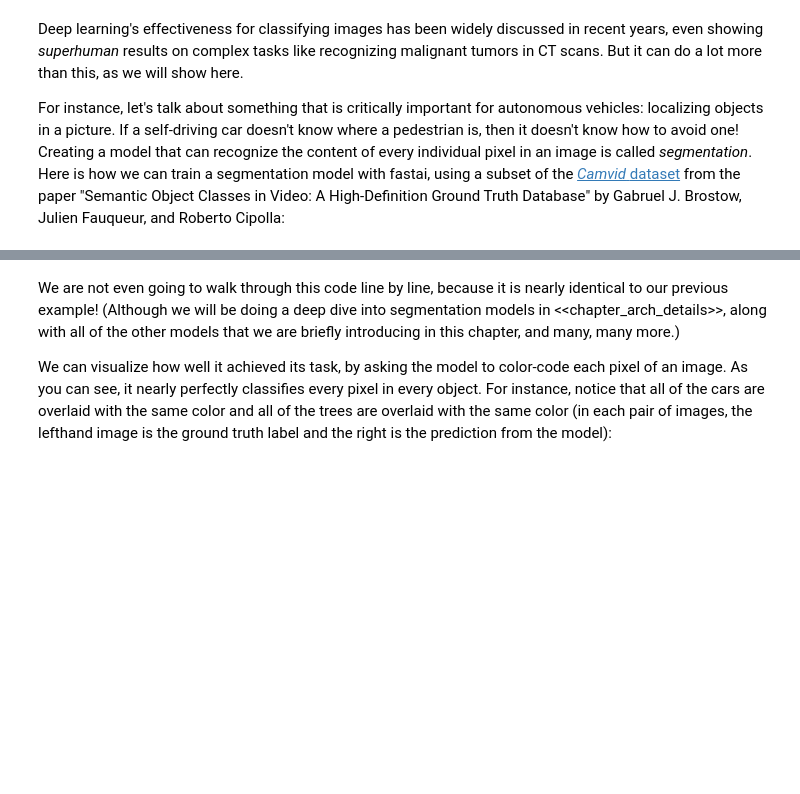
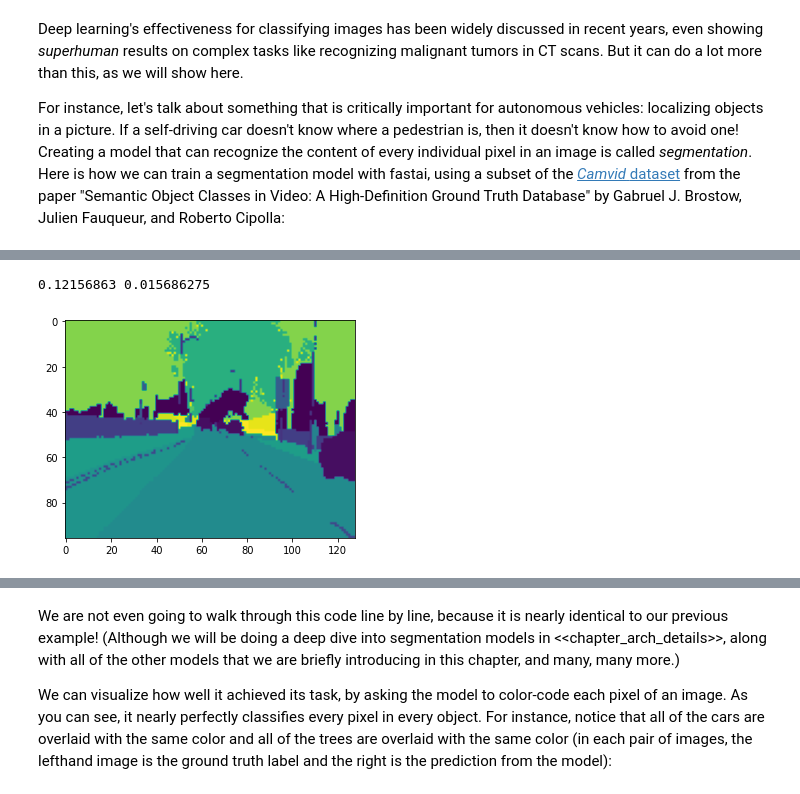
Before and after one commit to GollyTicker/fastbook, a Jupyter notebook: 01_intro.ipynb, the cells around one changed output, grey strips where cells are left out. Saved outputs shown, nothing was run; the diff lists cells and outputs as text; code cells hidden in the pictures; blank space fills up the shorter version.

```diff
--- a/01_intro.ipynb
+++ b/01_intro.ipynb
@@ -684,0 +665,8 @@ For instance, let's talk about something that is critically important for autono
+# %%
+img = matplotlib.image.imread('/root/.fastai/data/camvid_tiny/labels/Seq05VD_f00210_P.png')
+print(img.max(), img.min())
+imgplot = plt.imshow(img)
+plt.show()
+# %% [output]
+0.12156863 0.015686275
+[figure, added]
```
Also changed, not shown: parts of 4 cells of this notebook.
